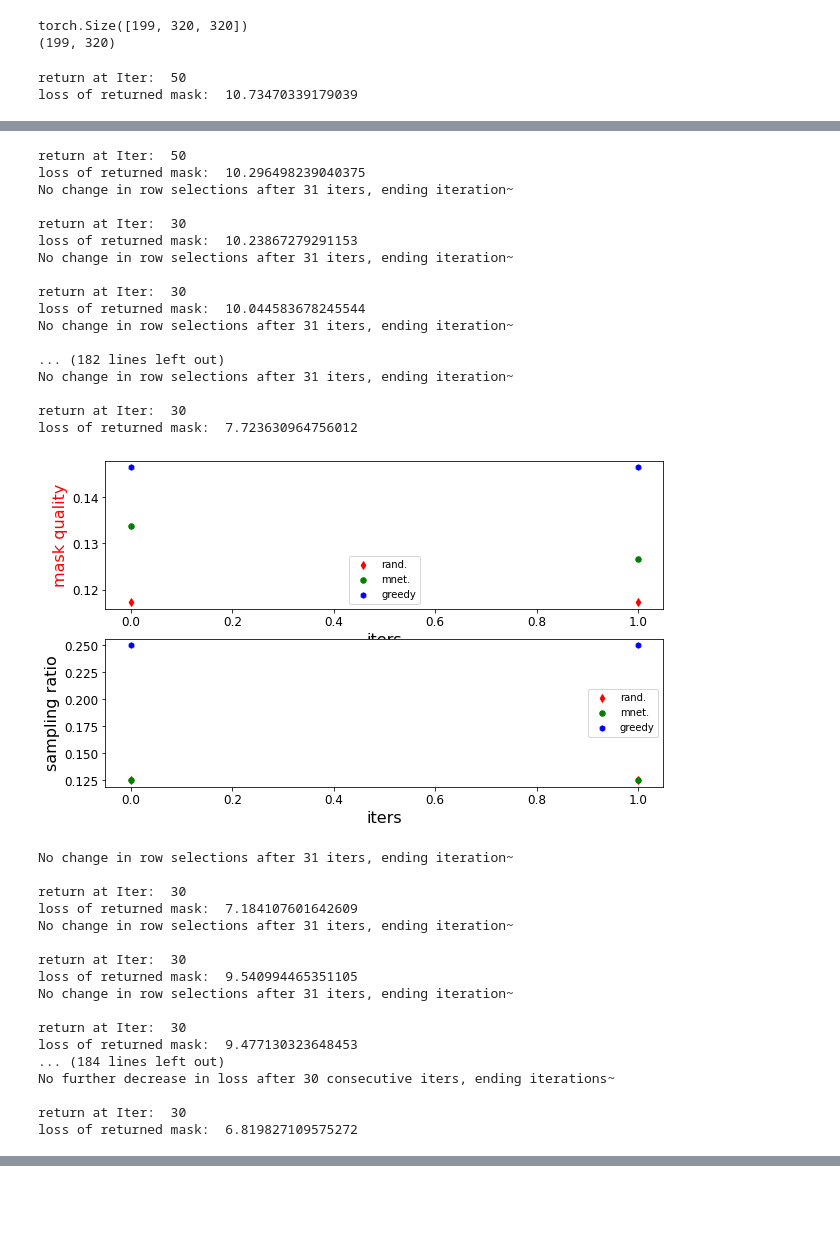
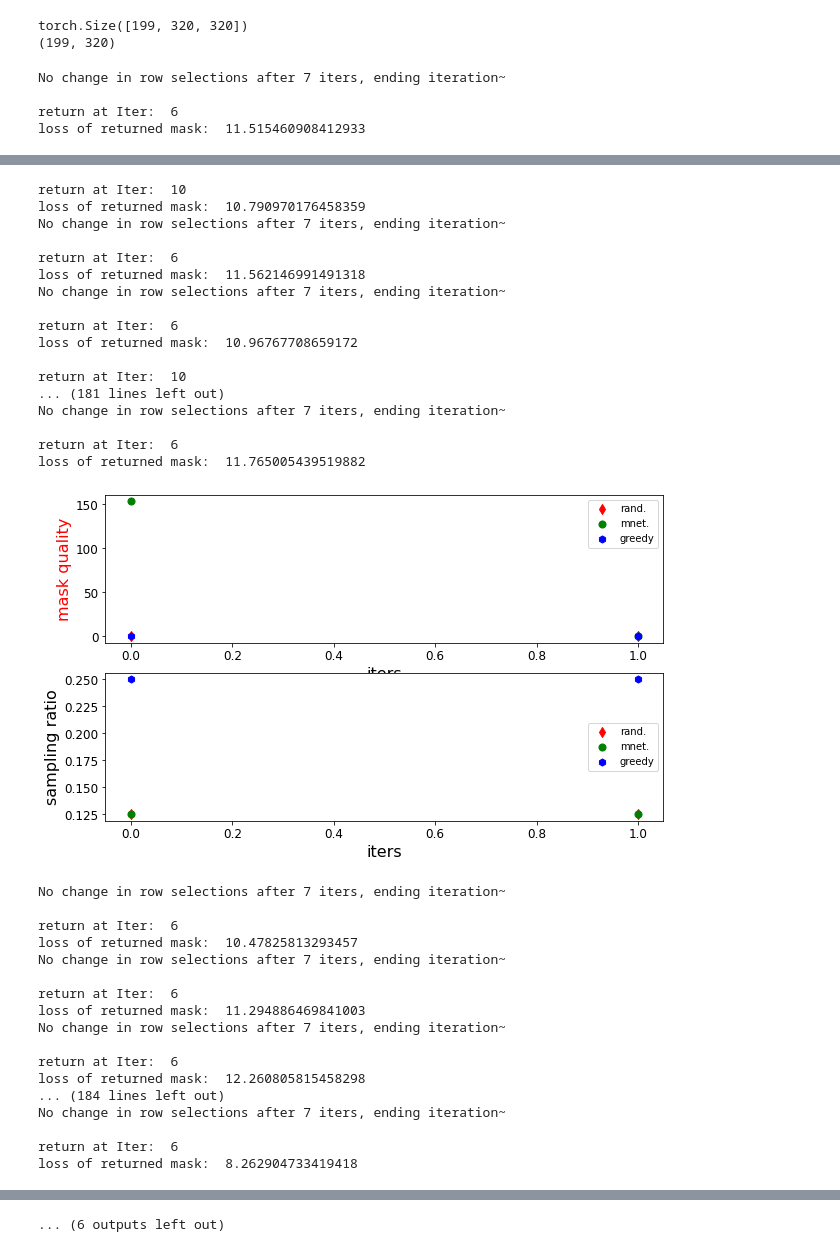
Before and after one commit to zhishenhuang/mri, a Jupyter notebook: splitting_scheme_cnn_maskbackward.ipynb, the cells around one changed output, grey strips where cells are left out. Saved outputs shown, nothing was run; the diff lists cells and outputs as text; code cells hidden in the pictures; blank space fills up the shorter version.

```diff
--- a/splitting_scheme_cnn_maskbackward.ipynb
+++ b/splitting_scheme_cnn_maskbackward.ipynb
@@ -196,11 +195,14 @@ def alternating_update_with_unetRecon(mnet,unet,trainfulls,testimg,mask_init,mas
     # return mnet, unet
 # %%
-alternating_update_with_unetRecon(mnet,UNET,train_full,testimg,fullmask,\
-                                  alpha=3e-4,c=1e-2,lr_mb=5e-4,lr_mn=1e-4,\
-                                  maxIter_mb=50,maxRep=5,\
+alternating_update_with_unetRecon(mnet,UNET,train_full,testimg[0:20,:,:],fullmask,\
+                                  alpha=3e-4,c=1e-2,Lambda=1e-4,\
+                                  lr_mb=1e-3,lr_mn=1e-4,\
+                                  maxIter_mb=10,maxRep=2,\
                                   corefreq=24,budget=16,\
                                   mask_greedy=mask_greedy,change_initmask=True,\
-                                  verbose=False,plot=True,validate_every=50)
+                                  verbose=False,plot=True,validate_every=50,save_cp=True)
 # %% [output]
-return at Iter:  50
-loss of returned mask:  10.73470339179039
+No change in row selections after 7 iters, ending iteration~
+
+return at Iter:  6
+loss of returned mask:  11.515460908412933
@@ -208,35 +210,35 @@ loss of returned mask:  10.73470339179039
-return at Iter:  50
-loss of returned mask:  10.296498239040375
-No change in row selections after 31 iters, ending iteration~
+return at Iter:  10
+loss of returned mask:  10.790970176458359
+No change in row selections after 7 iters, ending iteration~
 
-return at Iter:  30
-loss of returned mask:  10.23867279291153
-No change in row selections after 31 iters, ending iteration~
+return at Iter:  6
+loss of returned mask:  11.562146991491318
+No change in row selections after 7 iters, ending iteration~
 
-return at Iter:  30
-loss of returned mask:  10.044583678245544
-No change in row selections after 31 iters, ending iteration~
+return at Iter:  6
+loss of returned mask:  10.96767708659172
 
-... (182 lines left out)
-No change in row selections after 31 iters, ending iteration~
+return at Iter:  10
+... (181 lines left out)
+No change in row selections after 7 iters, ending iteration~
 
-return at Iter:  30
-loss of returned mask:  7.723630964756012
+return at Iter:  6
+loss of returned mask:  11.765005439519882
-[figure, old version]
+[figure, new version]
-No change in row selections after 31 iters, ending iteration~
+No change in row selections after 7 iters, ending iteration~
 
-return at Iter:  30
-loss of returned mask:  7.184107601642609
-No change in row selections after 31 iters, ending iteration~
+return at Iter:  6
+loss of returned mask:  10.47825813293457
+No change in row selections after 7 iters, ending iteration~
 
-return at Iter:  30
-loss of returned mask:  9.540994465351105
-No change in row selections after 31 iters, ending iteration~
+return at Iter:  6
+loss of returned mask:  11.294886469841003
+No change in row selections after 7 iters, ending iteration~
 
-return at Iter:  30
-loss of returned mask:  9.477130323648453
+return at Iter:  6
+loss of returned mask:  12.260805815458298
 ... (184 lines left out)
-No further decrease in loss after 30 consecutive iters, ending iterations~
+No change in row selections after 7 iters, ending iteration~
 
-return at Iter:  30
-loss of returned mask:  6.819827109575272
+return at Iter:  6
+loss of returned mask:  8.262904733419418
@@ -261,0 +300 @@ KeyboardInterrupt:
+... (6 outputs left out)
```
Also changed, not shown: parts of 4 cells of this notebook, 5 other files.
